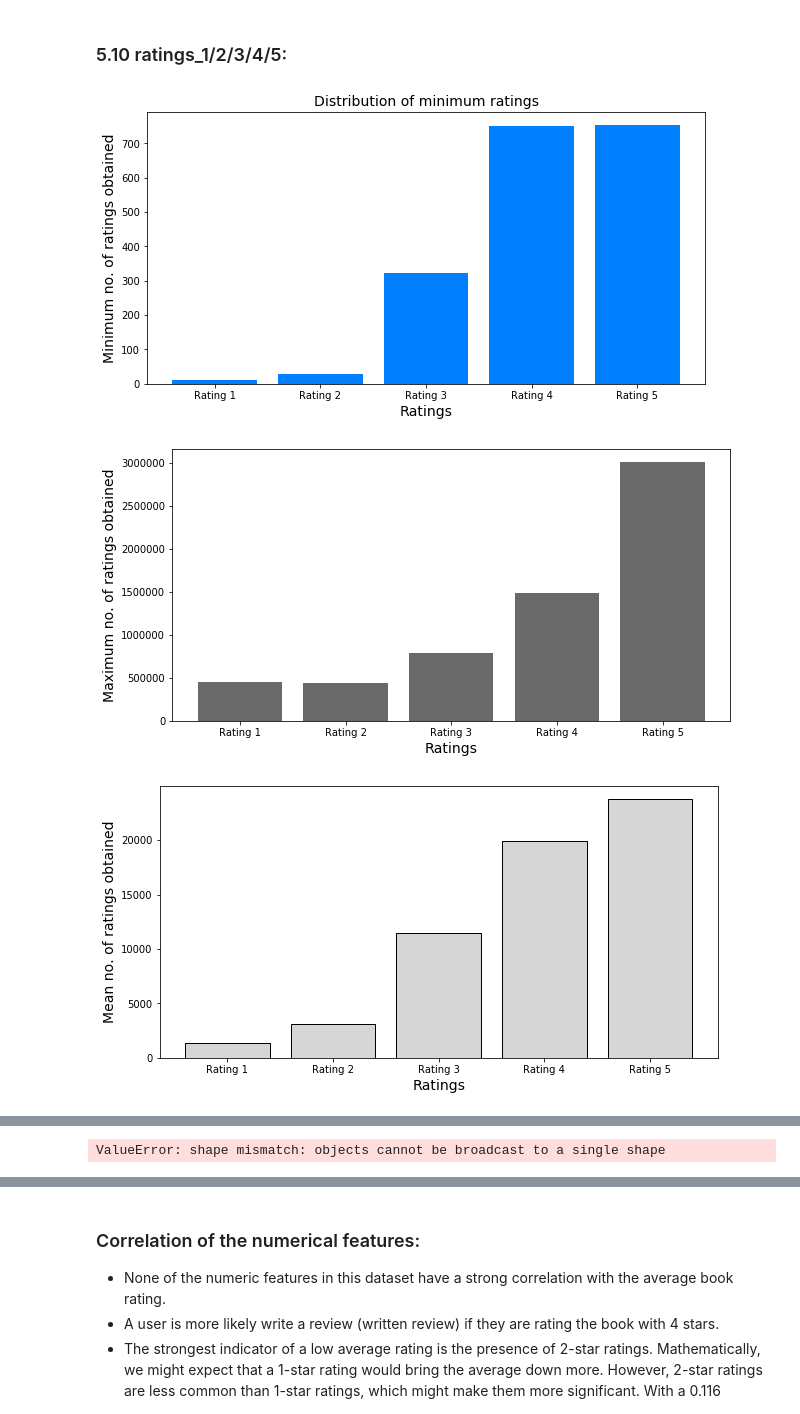
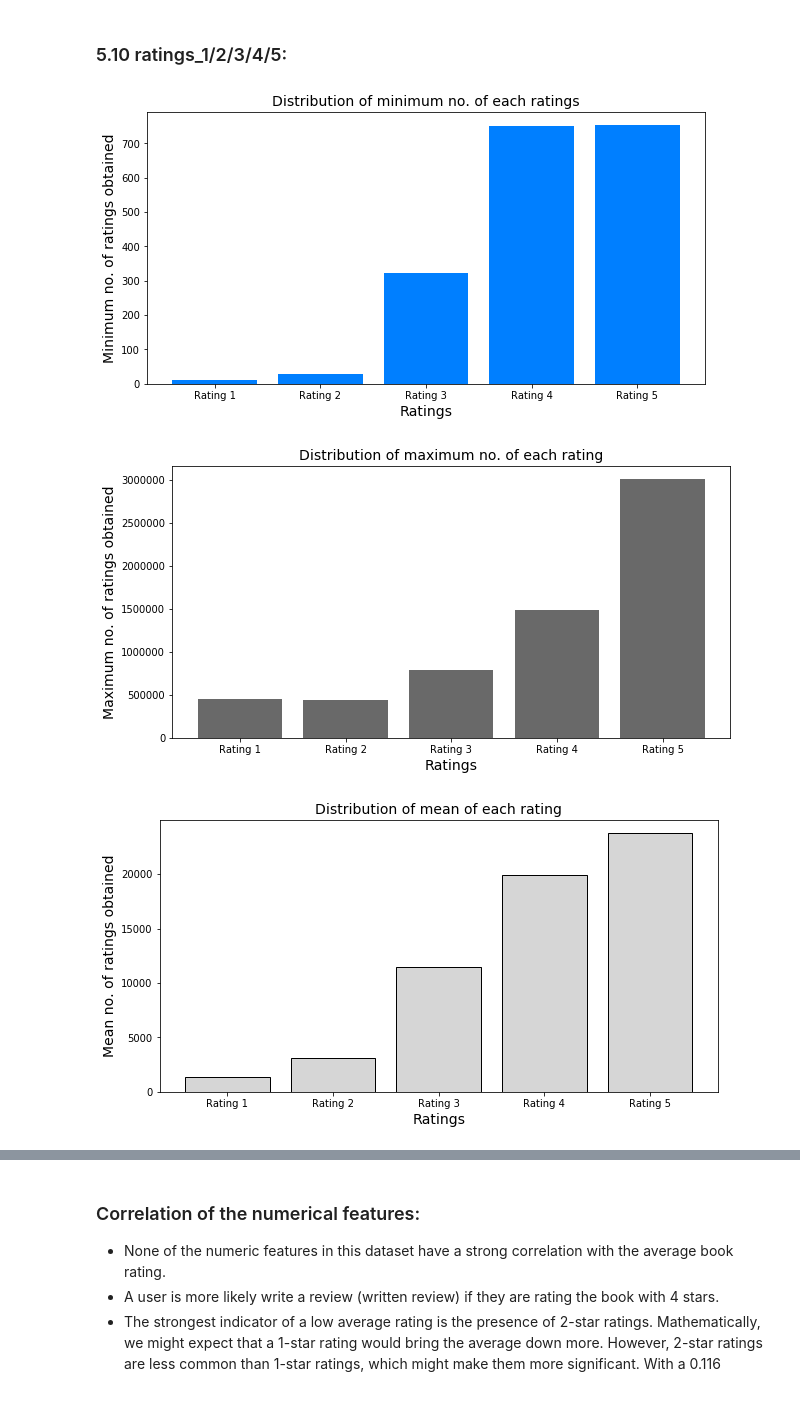
Before and after one commit to debisree/Springboard-Data-Science-Career-Track, a Jupyter notebook: Capstone_two_Goodreads_Book_Recommending_sys/Goodreads_book_reco.ipynb, the cells around one changed output, grey strips where cells are left out. Cells and saved outputs as stored; diff of their text form; code cells hidden in the pictures.

```diff
--- a/Capstone_two_Goodreads_Book_Recommending_sys/Goodreads_book_reco.ipynb
+++ b/Capstone_two_Goodreads_Book_Recommending_sys/Goodreads_book_reco.ipynb
@@ -451,6 +552,6 @@ memory usage: 1.8+ MB
 # %%
 #Dropping the useless columns:
 
-book=book.drop(['best_book_id', 'image_url', 'small_image_url'], axis=1)
+book=book.drop(['best_book_id','work_id','isbn13', 'image_url', 'small_image_url'], axis=1)
 book.head()
 # %% [output]
@@ -820,7 +1040,7 @@ _= plt.bar(x,y_min,color=light_blue)
 #_=plt.bar(x,y_max,width=0.2,color=light_gray)
 plt.xlabel('Ratings',fontsize=fontsize)
 plt.ylabel('Minimum no. of ratings obtained', fontsize=fontsize)
-plt.title ('Distribution of minimum ratings',fontsize=fontsize)
+plt.title ('Distribution of minimum no. of each ratings',fontsize=fontsize)
 plt.savefig("11.png")
 plt.show()
 
@@ -832,40 +1052,40 @@ _= plt.bar(x,y_max,color=dark_gray)
 #_=plt.bar(x,y_max,width=0.2,color=light_gray)
 plt.xlabel('Ratings',fontsize=fontsize)
 plt.ylabel('Maximum no. of ratings obtained', fontsize=fontsize)
-plt.title ('',fontsize=fontsize)
+plt.title ('Distribution of maximum no. of each rating',fontsize=fontsize)
 plt.savefig("11a.png")
 plt.show()
 
 
 plt.figure(figsize=figsize)
 _= plt.bar(x,y_mean,color=light_gray,edgecolor='k')
 #_=plt.bar(x,y_max,width=0.2,color=light_gray)
 plt.xlabel('Ratings',fontsize=fontsize)
 plt.ylabel('Mean no. of ratings obtained', fontsize=fontsize)
-plt.title ('',fontsize=fontsize)
+plt.title ('Distribution of mean of each rating',fontsize=fontsize)
 plt.savefig("11b.png")
 plt.show()
 
 
 plt.figure(figsize=figsize)
 _= plt.bar(x,y_std,color=dark_blue)
 #_=plt.bar(x,y_max,width=0.2,color=light_gray)
 plt.xlabel('Ratings',fontsize=fontsize)
 plt.ylabel('Starndard deviation of ratings obtained', fontsize=fontsize)
-plt.title ('',fontsize=fontsize)
+plt.title ('Distribution of standard deviation of each rating',fontsize=fontsize)
 plt.savefig("11c.png")
 plt.show()
 
 
 plt.figure(figsize=figsize)
-_= plt.bar(x,y,color= 'b')
+_= plt.bar(x,y_sum,color= 'b')
 #_=plt.bar(x,y_max,width=0.2,color=light_gray)
 plt.xlabel('Ratings',fontsize=fontsize)
 plt.ylabel('Total no. of ratings obtained', fontsize=fontsize)
-plt.title ('Distribution of total no. of each ratings',fontsize=fontsize)
+plt.title ('Distribution of total count of each ratings',fontsize=fontsize)
 plt.savefig("11d.png")
 plt.show()
 # %% [output]
-[figure, old version]
+[figure, new version]
-[figure, old version]
+[figure, new version]
-[figure, old version]
+[figure, new version]
@@ -873 +1092,0 @@ plt.show()
-ValueError: shape mismatch: objects cannot be broadcast to a single shape
```
Also changed, not shown: parts of 30 cells of this notebook.
